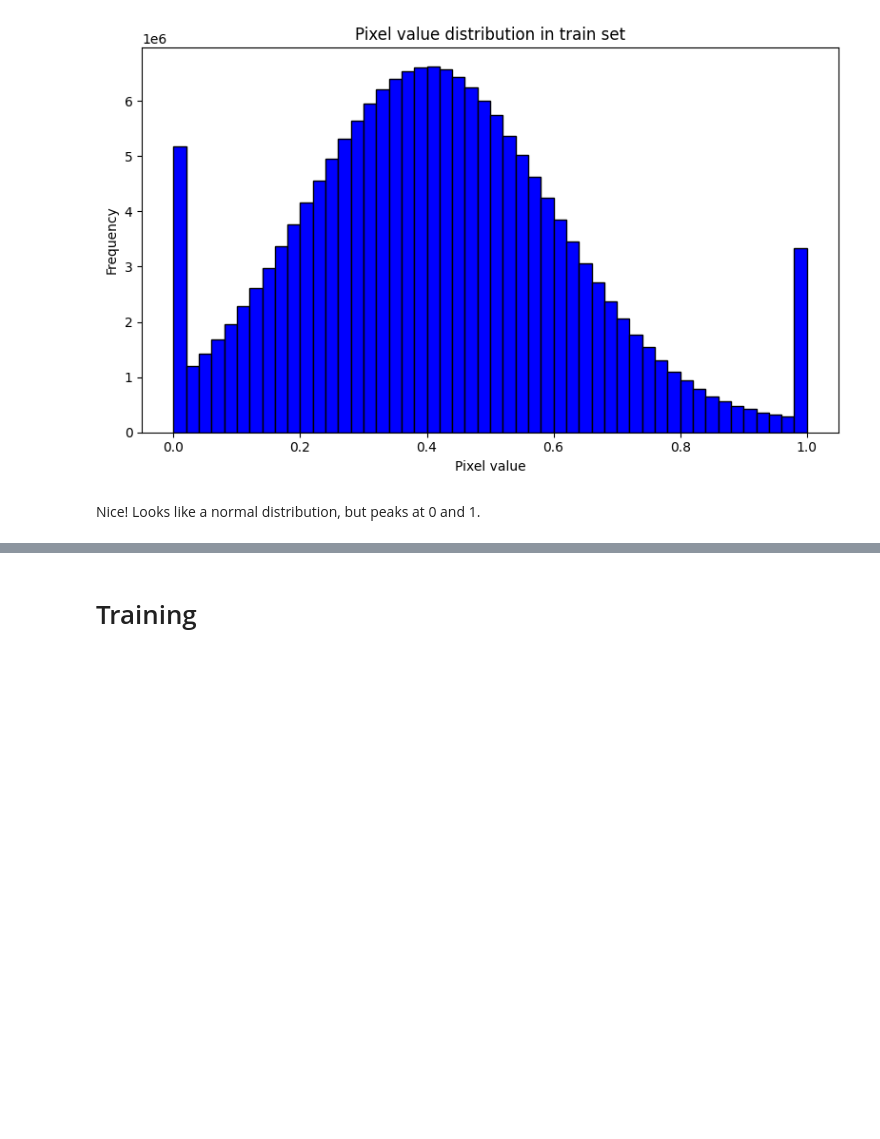
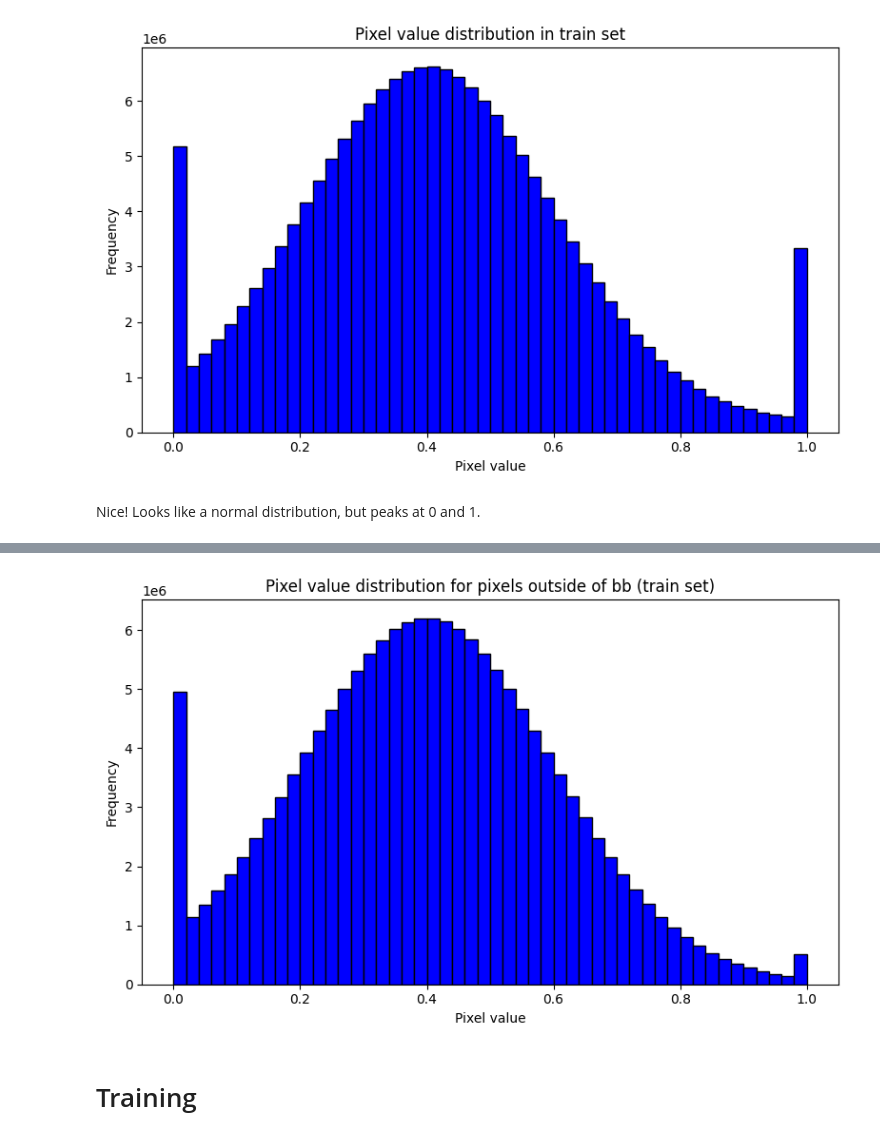
Before and after one commit to Freskoko/inf265_projects, a Jupyter notebook: assignments/src/project_2/Object_detection_template.ipynb, the cells around one changed output, grey strips where cells are left out. Saved outputs shown, nothing was run; the diff lists cells and outputs as text; code cells hidden in the pictures; blank space fills up the shorter version.

```diff
--- a/assignments/src/project_2/Object_detection_template.ipynb
+++ b/assignments/src/project_2/Object_detection_template.ipynb
@@ -394,3 +440,14 @@ Nice! Looks like a normal distribution, but peaks at 0 and 1.
+# %%
+plt.figure(figsize=(8,5))
+plt.hist(pixels_outside.numpy(), bins=50, color='blue', edgecolor='black')
+plt.xlabel("Pixel value")
+plt.ylabel("Frequency")
+plt.title("Pixel value distribution for pixels outside of bb (train set)")
+plt.tight_layout()
+plt.savefig(save_dir / "outside_pixel_dist.png")
+plt.show()
+# %% [output]
+[figure, added]
 # %% [markdown]
 # Training
 # %%
```
Also changed, not shown: parts of 3 cells of this notebook, 2 other files.
